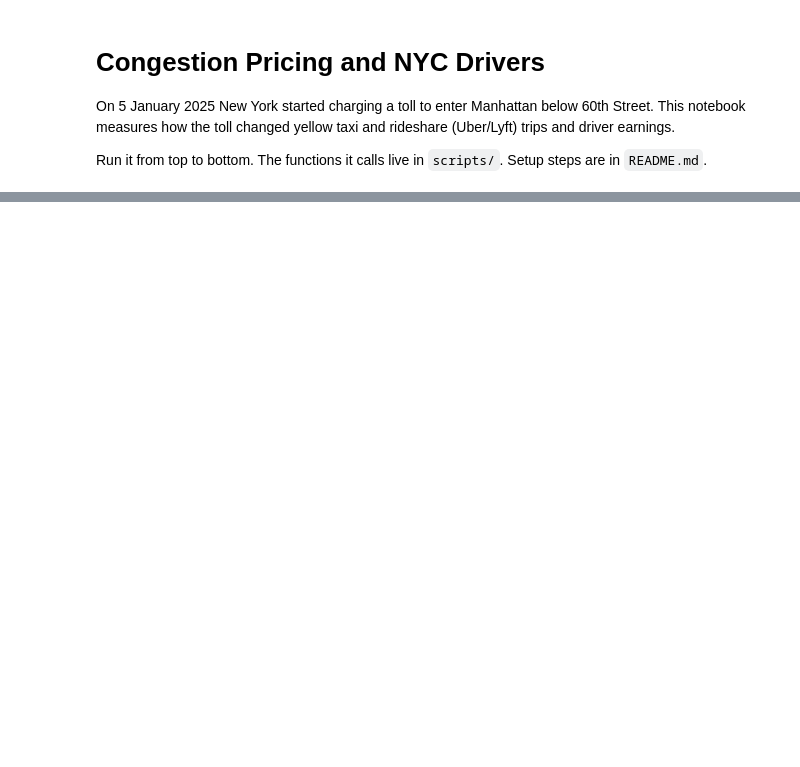
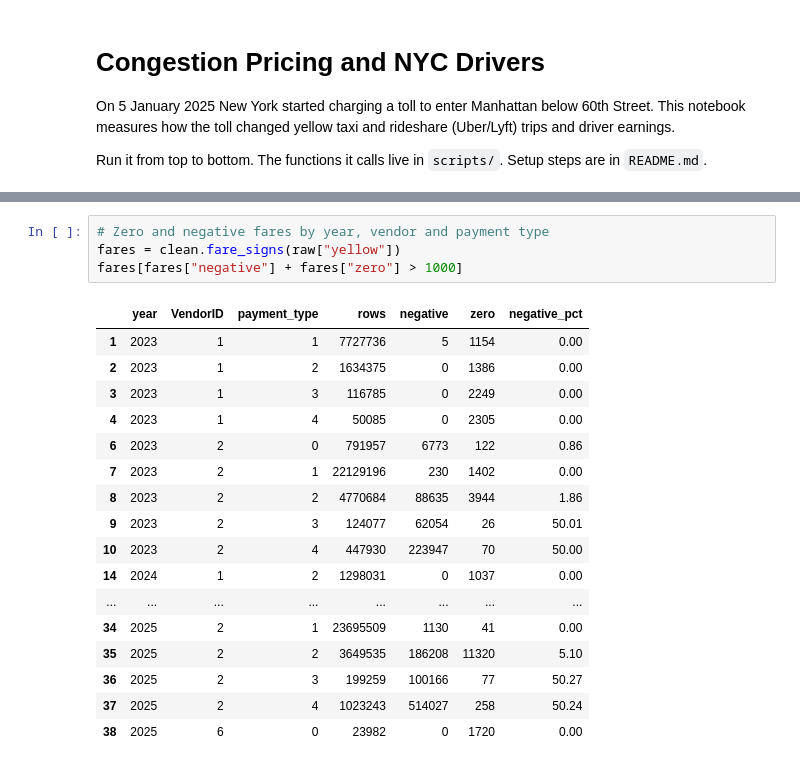
Before and after one commit to aloonsballoons/mast30034-project1, a Jupyter notebook: main.ipynb, the cells around one changed output, grey strips where cells are left out. Drawn from its saved outputs; the diff is of its cells as text; blank space fills up the shorter version.

```diff
--- a/main.ipynb
+++ b/main.ipynb
@@ -76,0 +351,22 @@ Clean the trips with PySpark, recording rows × columns after every step, and sa
+# %%
+# Zero and negative fares by year, vendor and payment type
+fares = clean.fare_signs(raw["yellow"])
+fares[fares["negative"] + fares["zero"] > 1000]
+# %% [output]
+|  | year | VendorID | payment_type | rows | negative | zero | negative_pct |
+| 1 | 2023 | 1 | 1 | 7727736 | 5 | 1154 | 0.00 |
+| 2 | 2023 | 1 | 2 | 1634375 | 0 | 1386 | 0.00 |
+| 3 | 2023 | 1 | 3 | 116785 | 0 | 2249 | 0.00 |
+| 4 | 2023 | 1 | 4 | 50085 | 0 | 2305 | 0.00 |
+| 6 | 2023 | 2 | 0 | 791957 | 6773 | 122 | 0.86 |
+| 7 | 2023 | 2 | 1 | 22129196 | 230 | 1402 | 0.00 |
+| 8 | 2023 | 2 | 2 | 4770684 | 88635 | 3944 | 1.86 |
+| 9 | 2023 | 2 | 3 | 124077 | 62054 | 26 | 50.01 |
+| 10 | 2023 | 2 | 4 | 447930 | 223947 | 70 | 50.00 |
+| 14 | 2024 | 1 | 2 | 1298031 | 0 | 1037 | 0.00 |
+| ... | ... | ... | ... | ... | ... | ... | ... |
+| 34 | 2025 | 2 | 1 | 23695509 | 1130 | 41 | 0.00 |
+| 35 | 2025 | 2 | 2 | 3649535 | 186208 | 11320 | 5.10 |
+| 36 | 2025 | 2 | 3 | 199259 | 100166 | 77 | 50.27 |
+| 37 | 2025 | 2 | 4 | 1023243 | 514027 | 258 | 50.24 |
+| 38 | 2025 | 6 | 0 | 23982 | 0 | 1720 | 0.00 |
```
Also changed, not shown: parts of 45 cells of this notebook, 9 other files.
